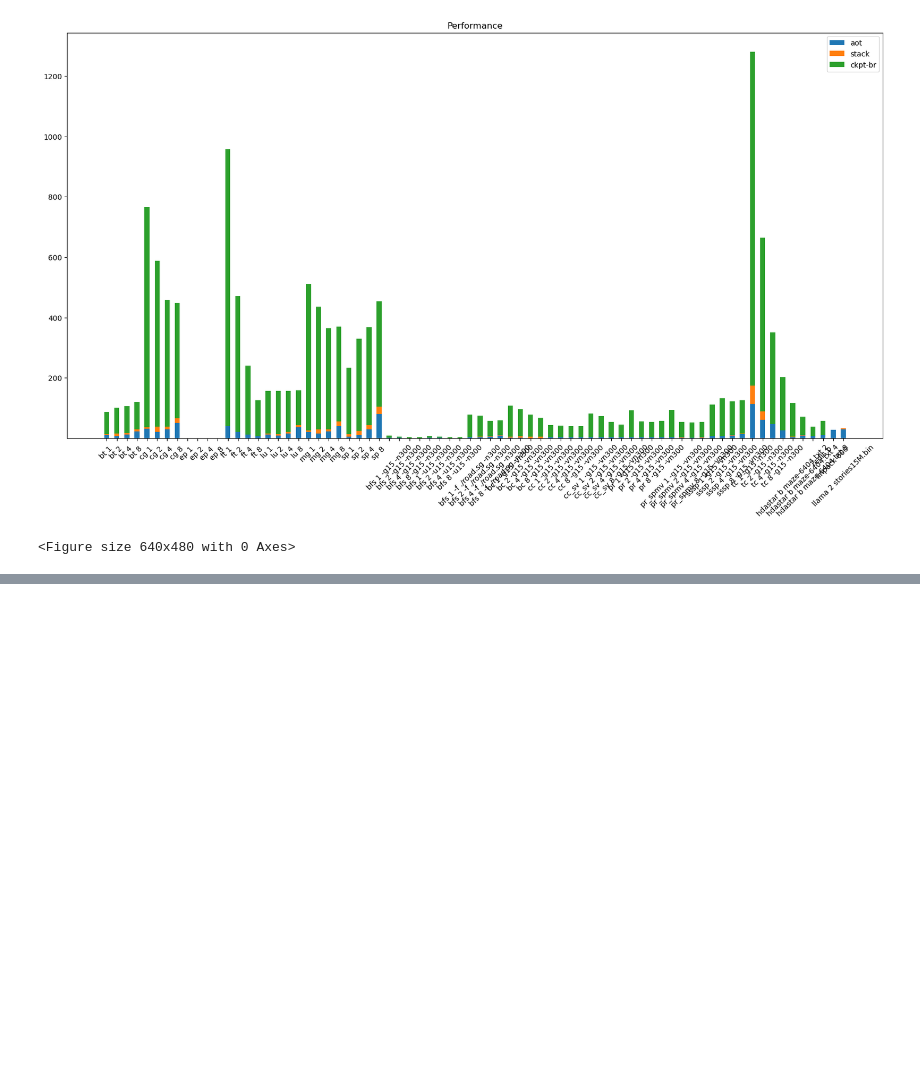
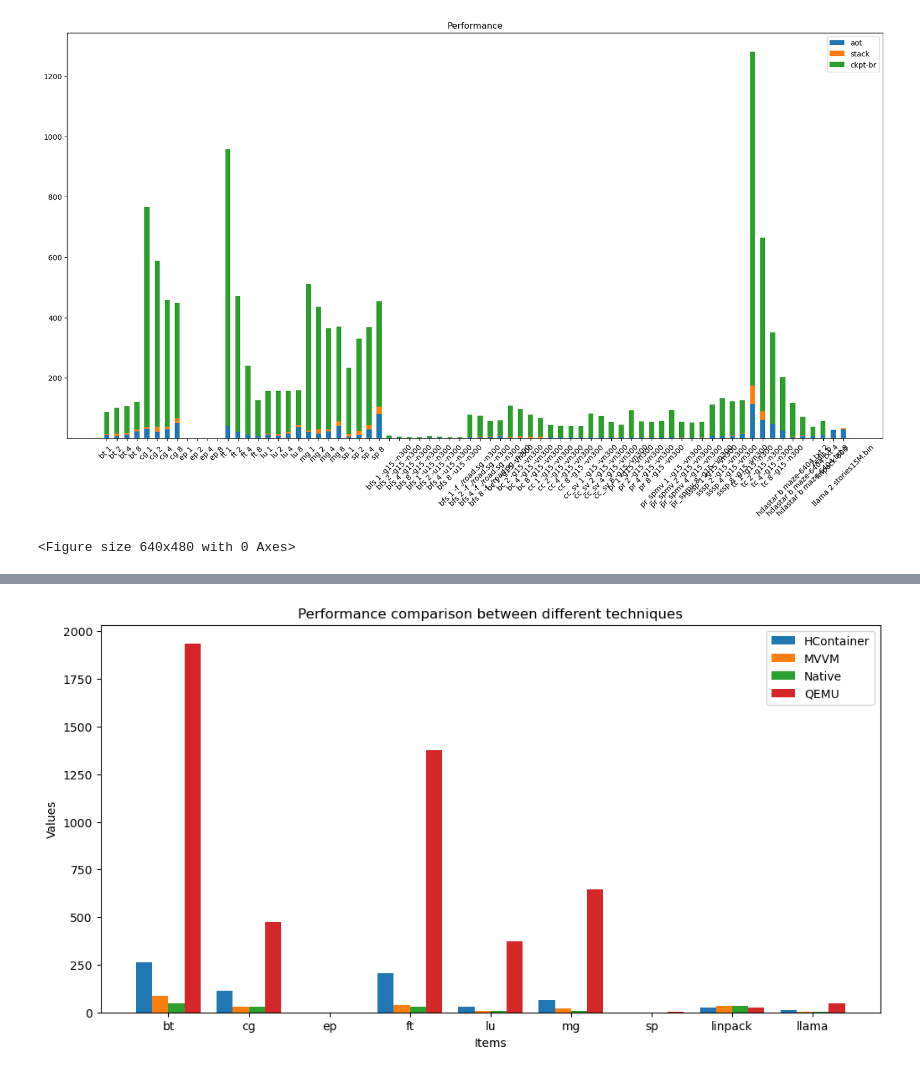
Before and after one commit to Multi-V-VM/MVVM, a Jupyter notebook: artifact/analyze.ipynb, the cells around one changed output, grey strips where cells are left out. Saved outputs shown, nothing was run; the diff lists cells and outputs as text; code cells hidden in the pictures; blank space fills up the shorter version.

```diff
--- a/artifact/analyze.ipynb
+++ b/artifact/analyze.ipynb
@@ -1059,0 +1066,39 @@ plt.savefig("performance.pdf")
+# %%
+import matplotlib.pyplot as plt
+import numpy as np
+
+# Your data
+items = ["bt", "cg", "ep", "ft", "lu", "mg", "sp", "linpack", "llama"]
+hcontainer_values = [261.77, 111.80, 0.0035, 205.29, 29.10, 62.92, 0.28, 27.15, 12.00]
+mvvm_values = [85.05, 27.64, 0.000179, 39.12, 8.83, 18.80, 0.118, 35.48, 3.54]
+native_values = [46.84, 27.88, 0.00, 28.96, 8.56, 9.34, 0.07, 35.0, 2.86]
+qemu_values = [1936.74, 473.24, 0.02, 1376.74, 373.91, 646.23, 2.75, 24.48, 45.18]
+
+# Number of groups and bar width
+n = len(items)
+bar_width = 0.2
+
+# Setting the positions of the bars on the x-axis
+index = np.arange(n)
+
+# Creating figure
+fig, ax = plt.subplots(figsize=(12, 6))
+
+# Plotting
+bar1 = ax.bar(index, hcontainer_values, bar_width, label='HContainer')
+bar2 = ax.bar(index + bar_width, mvvm_values, bar_width, label='MVVM')
+bar3 = ax.bar(index + 2 * bar_width, native_values, bar_width, label='Native')
+bar4 = ax.bar(index + 3 * bar_width, qemu_values, bar_width, label='QEMU')
+
+# Adding labels, title, and legend
+ax.set_xlabel('Items')
+ax.set_ylabel('Values')
+ax.set_title('Performance comparison between different techniques')
+ax.set_xticks(index + bar_width * 1.5)
+ax.set_xticklabels(items)
+ax.legend()
+
+# Display the plot
+plt.show()
+# %% [output]
+[figure, added]
```
Also changed, not shown: parts of 4 cells of this notebook, 14 other files.
